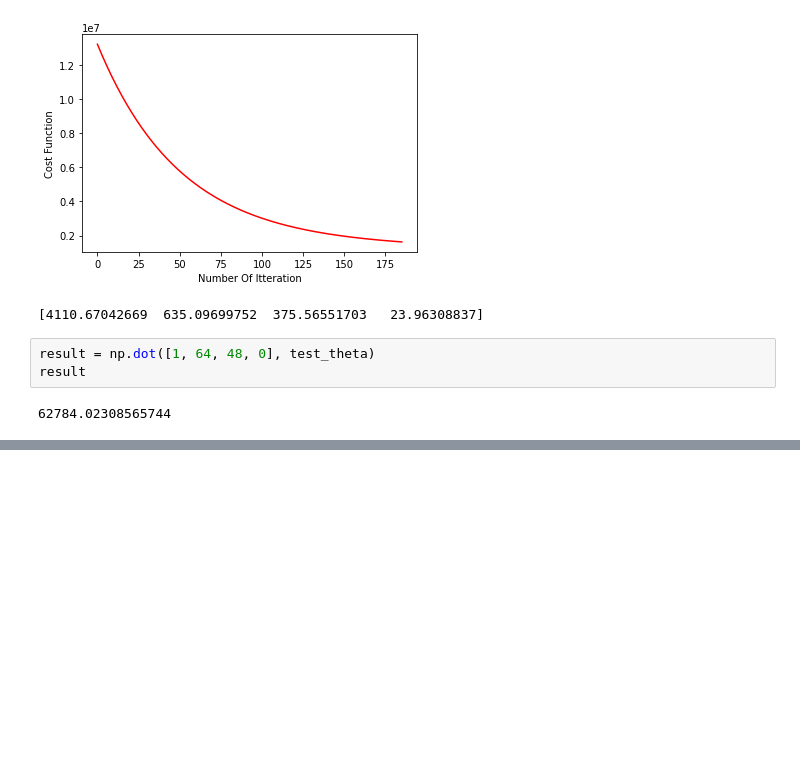
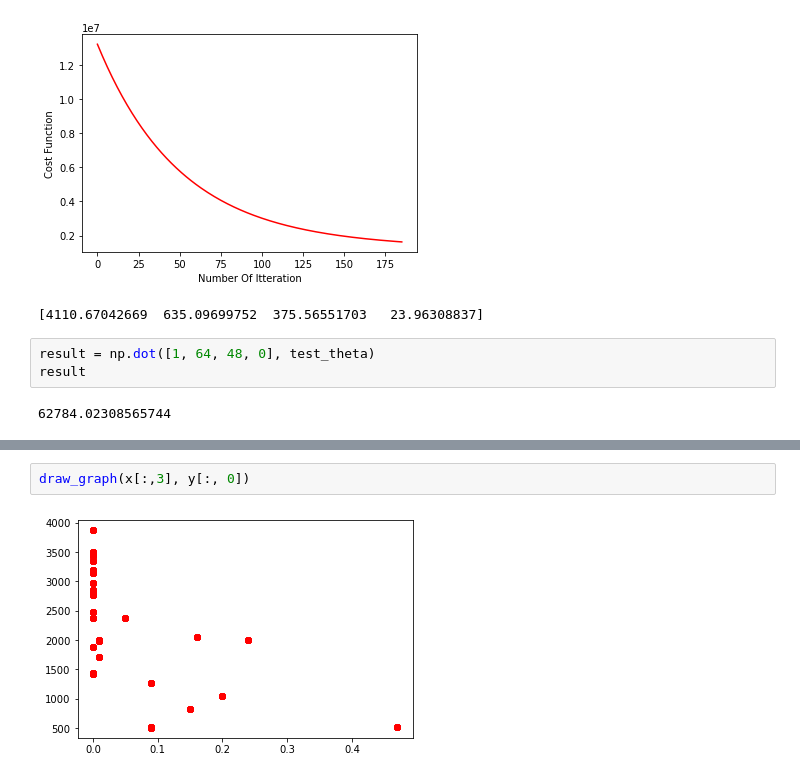
Before and after one commit to Sahi235/MachineLearning, a Jupyter notebook: Linear Regression/NYC Bicycle counts/NYC Bicycle Counts.ipynb, the cells around one changed output, grey strips where cells are left out. Drawn from its saved outputs; the diff is of its cells as text; blank space fills up the shorter version.

```diff
--- a/Linear Regression/NYC Bicycle counts/NYC Bicycle Counts.ipynb
+++ b/Linear Regression/NYC Bicycle counts/NYC Bicycle Counts.ipynb
@@ -168,0 +182,4 @@ result
+# %%
+draw_graph(x[:,3], y[:, 0])
+# %% [output]
+[figure, added]
```
Also changed, not shown: parts of 8 cells of this notebook.
